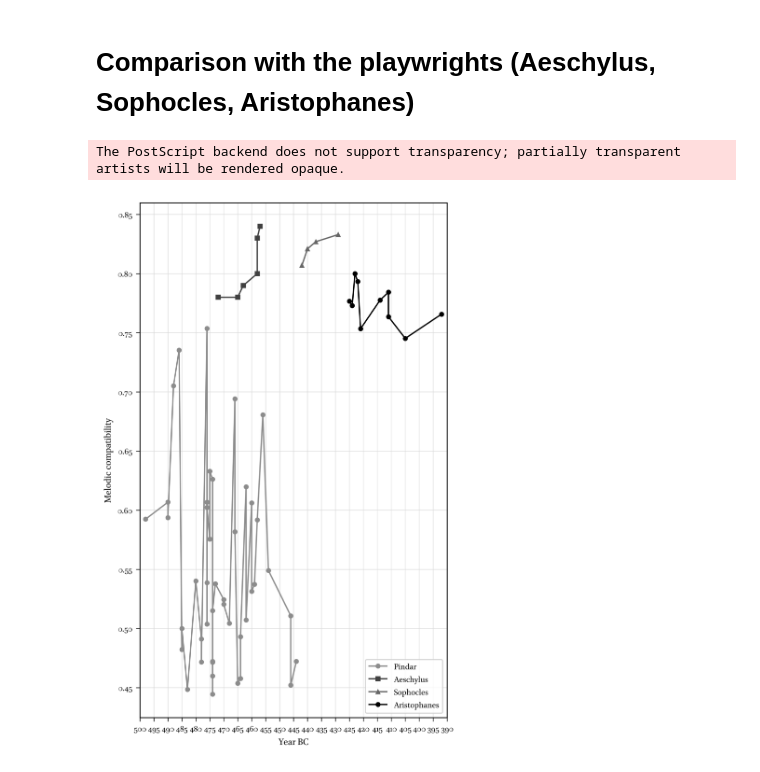
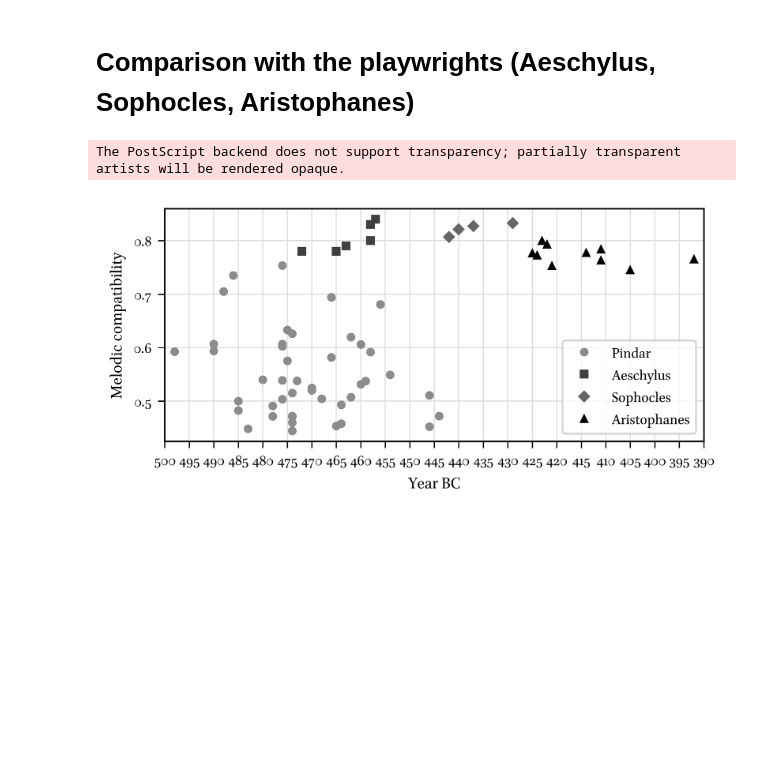
Before and after one commit to Urdatorn/responsio-accentuum, a Jupyter notebook: nb/linreg.ipynb, the cells around one changed output. Drawn from its saved outputs; the diff is of its cells as text; code cells hidden in the pictures; blank space fills up the shorter version.

Commit message:
finalizing plot selection

```diff
--- a/nb/linreg.ipynb
+++ b/nb/linreg.ipynb
@@ -381,10 +380,11 @@ import numpy as np
 
 from responsio_accentuum import (
     apply_bw_journal_style,
+    MARKERS,
     aristophanes_abbreviations_fancy,
 )
 
-apply_bw_journal_style(shape="portrait")
+apply_bw_journal_style(shape="landscape")
 default_colors = plt.rcParams["axes.prop_cycle"].by_key()["color"]
 
 # ====================================
@@ -533,7 +533,8 @@ fig, ax = plt.subplots()
 ax.plot(
     x_pindar,
     y_pindar,
-    marker="o",
+    marker=MARKERS[0],
+    linestyle="None",
     color=default_colors[3],
     label="Pindar",
 )
@@ -542,7 +543,8 @@ ax.plot(
 ax.plot(
     x_ae,
     y_ae,
-    marker="s",
+    marker=MARKERS[1],
+    linestyle="None",
     color=default_colors[1],
     label="Aeschylus",
 )
@@ -551,7 +553,8 @@ ax.plot(
 ax.plot(
     x_soph,
     y_sophocles,
-    marker="^",
+    marker=MARKERS[2],
+    linestyle="None",
     color=default_colors[2],
     label="Sophocles",
 )
@@ -560,7 +563,8 @@ ax.plot(
 ax.plot(
     x_ar,
     y_ar,
-    marker="o",
+    marker=MARKERS[3],
+    linestyle="None",
     color=default_colors[0],
     label="Aristophanes",
 )
@@ -573,36 +577,33 @@ ax.plot(
 all_x = np.concatenate([x_pindar, x_ae, x_soph, x_ar])
 
 tick_years = np.arange(
     390,
     501,
     5,
 )
 
 ax.set_xticks(tick_years)
 ax.set_xlim(500, 390)
 
 ax.set_xlabel("Year BC")
 
 # ====================================
 # Y-axis
 # ====================================
 ax.set_ylabel("Melodic compatibility")
 
 # ====================================
 # Style
 # ====================================
 ax.grid(True, which="major", axis="both")
 ax.legend(loc="lower right")
 
 plt.tight_layout()
 
-plt.savefig(ROOT / "media/figures/linreg/linreg_all_poets.eps")
-plt.savefig(
-    ROOT / "media/figures/linreg/linreg_all_poets.png",
-    dpi=600,
-)
+plt.savefig(ROOT / "media/figures/scatter/scatter_four_poets.eps")
+plt.savefig(ROOT / "media/figures/scatter/scatter_four_poets.png", dpi=600)
 
 plt.show()
 # %% [output]
 The PostScript backend does not support transparency; partially transparent artists will be rendered opaque.
-[figure, old version]
+[figure, new version]
```
Also changed, not shown: parts of 2 cells of this notebook, 8 other files.
